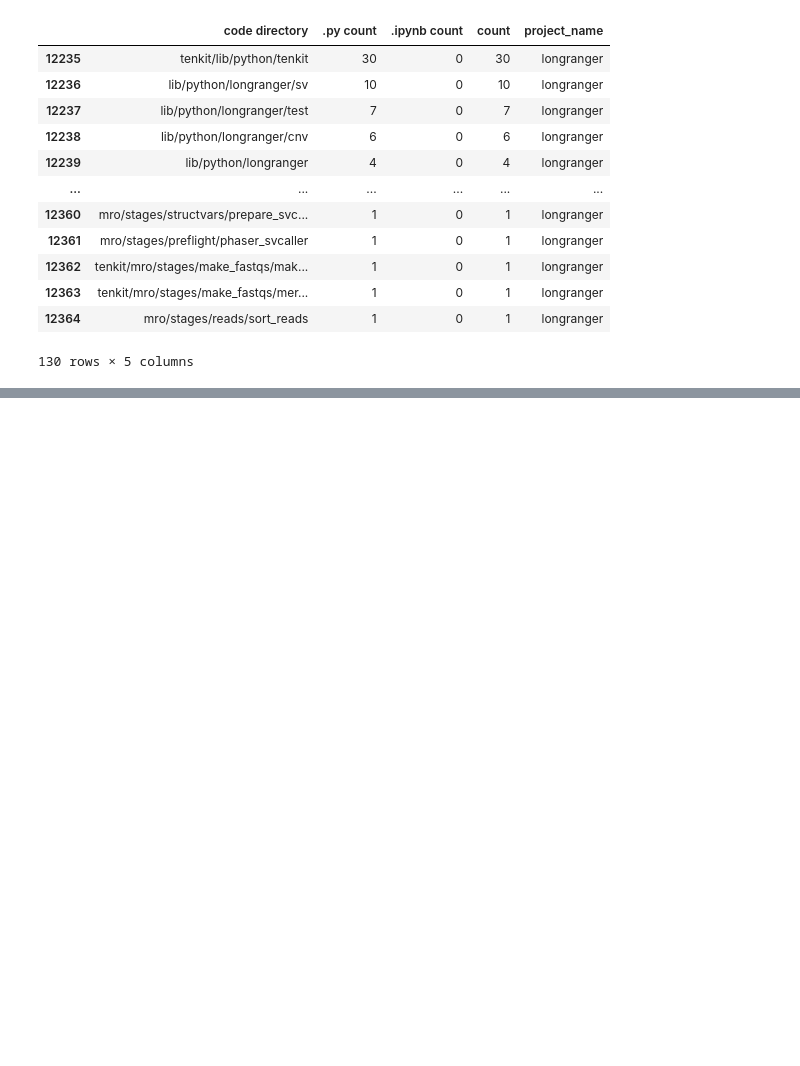
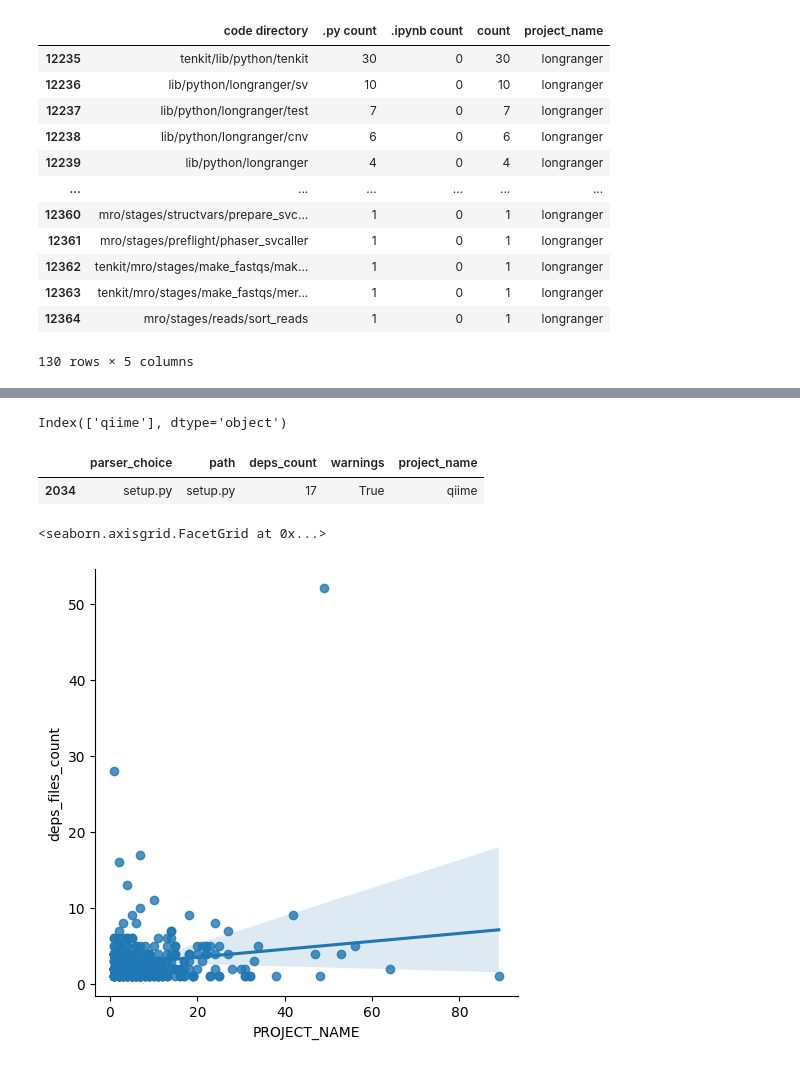
Before and after one commit to tweag/FawltyDeps, a Jupyter notebook: PyPI_analysis/notebooks/results-biomedical.ipynb, the cells around one changed output, grey strips where cells are left out. Drawn from its saved outputs; the diff is of its cells as text; code cells hidden in the pictures; blank space fills up the shorter version.

```diff
--- a/PyPI_analysis/notebooks/results-biomedical.ipynb
+++ b/PyPI_analysis/notebooks/results-biomedical.ipynb
@@ -987,0 +1186,14 @@ df_codedirs_clean[df_codedirs_clean["project_name"] == "longranger"]
+# %%
+codedirs_sum_deps_count[codedirs_sum_deps_count["PROJECT_NAME"] > 80].index
+# %% [output]
+Index(['qiime'], dtype='object')
+# %%
+df_deps_clean[df_deps_clean["project_name"] == "qiime"]
+# %% [output]
+|  | parser_choice | path | deps_count | warnings | project_name |
+| 2034 | setup.py | setup.py | 17 | True | qiime |
+# %%
+sns.lmplot(x="PROJECT_NAME", y="deps_files_count", data=codedirs_sum_deps_count)
+# %% [output]
+<seaborn.axisgrid.FacetGrid at 0x...>
+[figure, added]
```
Also changed, not shown: parts of 20 cells of this notebook.
